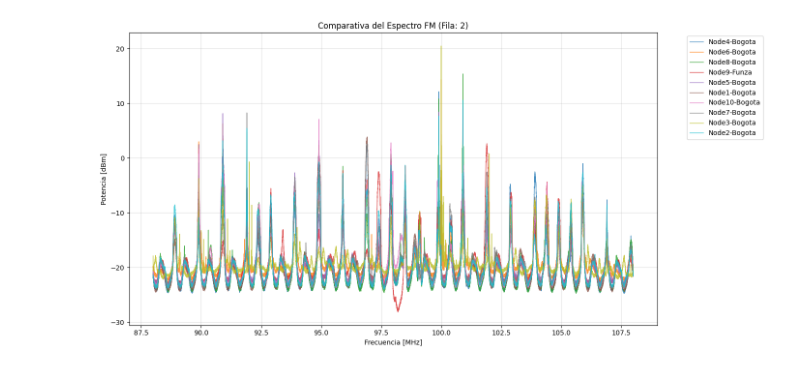
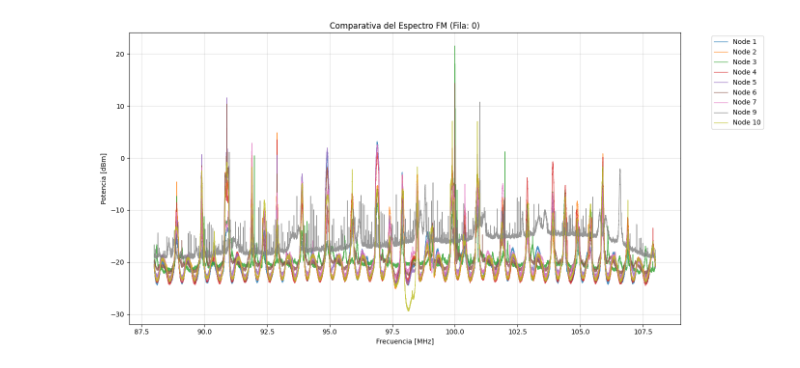
Before and after one commit to dramirezbe/DataBase-RF-FM-88MHz-108MHz-Bogota-Funza, a Jupyter notebook: test-plots.ipynb, the cells around one changed output. Drawn from its saved outputs; the diff is of its cells as text; code cells hidden in the pictures.

```diff
--- a/test-plots.ipynb
+++ b/test-plots.ipynb
@@ -5,32 +5,47 @@ from tqdm import tqdm
 import numpy as np
 import matplotlib.pyplot as plt
 import ast
+import re
 
-archivos = glob.glob("Node*.csv")
-datos_nodos = {}
+# Find all CSV files that start with "Node"
+files = glob.glob("Node*.csv")
+node_data = {}
 
-# Carga todos los archivos en memoria con barra de progreso
-for archivo in tqdm(archivos, desc="Cargando CSVs"):
-    nombre_nodo = archivo.replace('.csv', '')
-    datos_nodos[nombre_nodo] = pd.read_csv(archivo)
+# Load all files into memory with a progress bar
+for file in tqdm(files, desc="Loading CSVs"):
+    # Extracts only the digits that come directly after 'Node'
+    match = re.search(r'Node(\d+)', file)
+
+    if match:
+        node_number = match.group(1) # This stores "1", "2", "10", etc.
+        node_data[node_number] = pd.read_csv(file)
 # %%
-ROW_PLOT = 2  # Cambia este número para plotear otra fila
+ROW_PLOT = 0  # Changed to plot the first row
+
+# Define the target nodes (1 through 10, excluding 8)
+target_nodes = [str(i) for i in range(1, 11) if i != 8]
 
 plt.figure(figsize=(14, 7))
 
-for nombre_nodo, df in datos_nodos.items():
-    # Extraer la lista de la fila indicada
-    pxx = ast.literal_eval(df['pxx'].iloc[ROW_PLOT])
-    frecuencias = np.linspace(88, 108, len(pxx))
+for node_number in target_nodes:
+    # Check if the node was successfully loaded in the first step
+    if node_number in node_data:
+        df = node_data[node_number]
 
-    plt.plot(frecuencias, pxx, label=nombre_nodo, linewidth=1, alpha=0.8)
+        # Extract the list of the specified row
+        pxx = ast.literal_eval(df['pxx'].iloc[ROW_PLOT])
+        frecuencias = np.linspace(88, 108, len(pxx))
+
+        plt.plot(frecuencias, pxx, label=f"Node {node_number}", linewidth=1, alpha=0.8)
+    else:
+        print(f"Warning: Node {node_number} not found in the loaded data.")
 
 plt.title(f"Comparativa del Espectro FM (Fila: {ROW_PLOT})")
 plt.xlabel("Frecuencia [MHz]")
 plt.ylabel("Potencia [dBm]")
 plt.legend(bbox_to_anchor=(1.05, 1), loc='upper left')
 plt.grid(True, alpha=0.4)
 plt.tight_layout()
 plt.show()
 # %% [output]
-[figure, old version]
+[figure, new version]
```
Also changed, not shown: 11 other files.
